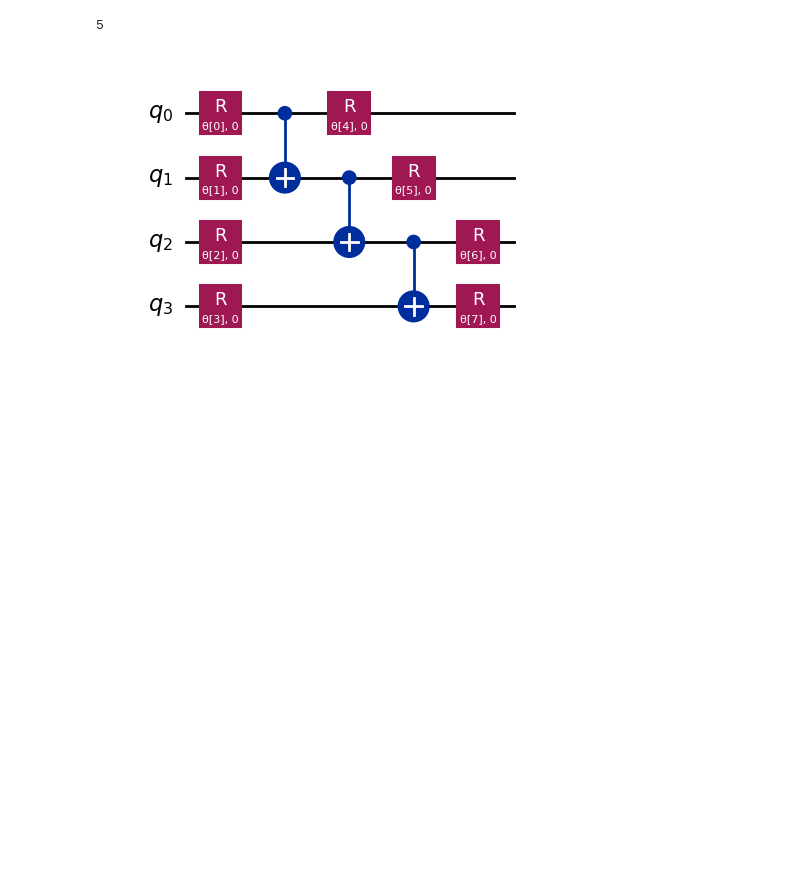
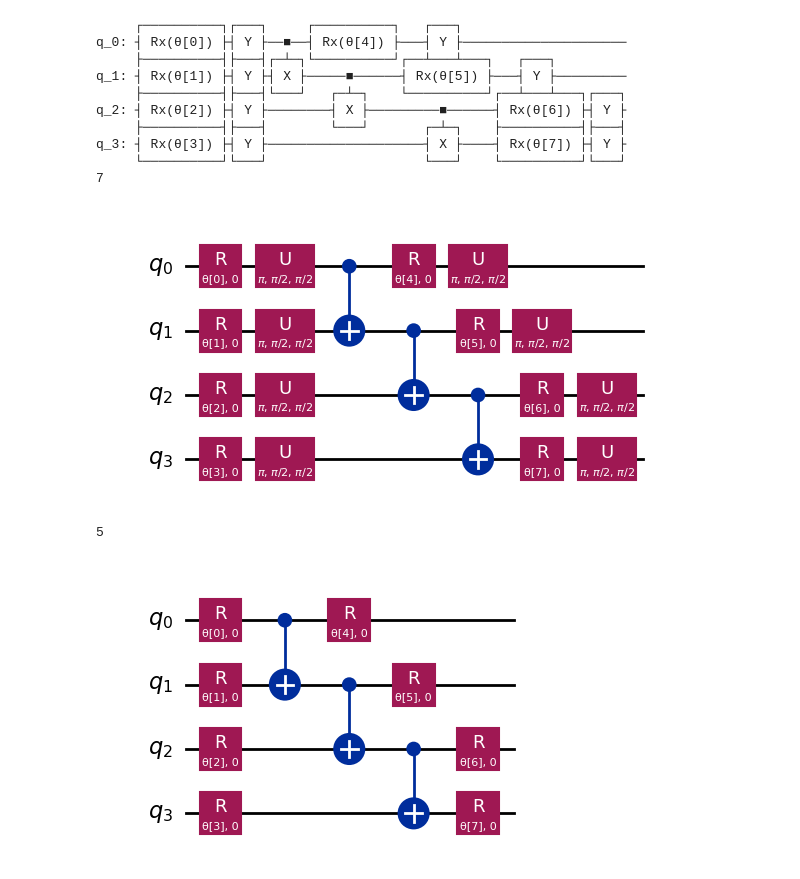
Before and after one commit to MariyaSV78/notebook_Quantum-computing, a Jupyter notebook: VQE_Algorithme.ipynb, the cells around one changed output. Saved outputs shown, nothing was run; the diff lists cells and outputs as text; code cells hidden in the pictures; blank space fills up the shorter version.

```diff
--- a/VQE_Algorithme.ipynb
+++ b/VQE_Algorithme.ipynb
@@ -8,0 +200,19 @@ overwrite=True
+# %%
+from qiskit.circuit.library import efficient_su2
+
+SU2_ansatz = efficient_su2(4, su2_gates=["rx", "y"], entanglement="linear", reps=1)
+print(SU2_ansatz.draw())
+print(SU2_ansatz.decompose().depth())
+SU2_ansatz.decompose().draw(output="mpl")
+# %% [output]
+     ┌──────────┐┌───┐     ┌──────────┐   ┌───┐
+q_0: ┤ Rx(θ[0]) ├┤ Y ├──■──┤ Rx(θ[4]) ├───┤ Y ├─────────────────────
+     ├──────────┤├───┤┌─┴─┐└──────────┘┌──┴───┴───┐   ┌───┐
+q_1: ┤ Rx(θ[1]) ├┤ Y ├┤ X ├─────■──────┤ Rx(θ[5]) ├───┤ Y ├─────────
+     ├──────────┤├───┤└───┘   ┌─┴─┐    └──────────┘┌──┴───┴───┐┌───┐
+q_2: ┤ Rx(θ[2]) ├┤ Y ├────────┤ X ├─────────■──────┤ Rx(θ[6]) ├┤ Y ├
+     ├──────────┤├───┤        └───┘       ┌─┴─┐    ├──────────┤├───┤
+q_3: ┤ Rx(θ[3]) ├┤ Y ├────────────────────┤ X ├────┤ Rx(θ[7]) ├┤ Y ├
+     └──────────┘└───┘                    └───┘    └──────────┘└───┘
+7
+[figure, added]
```
Also changed, not shown: parts of 29 cells of this notebook, 1 other file.
